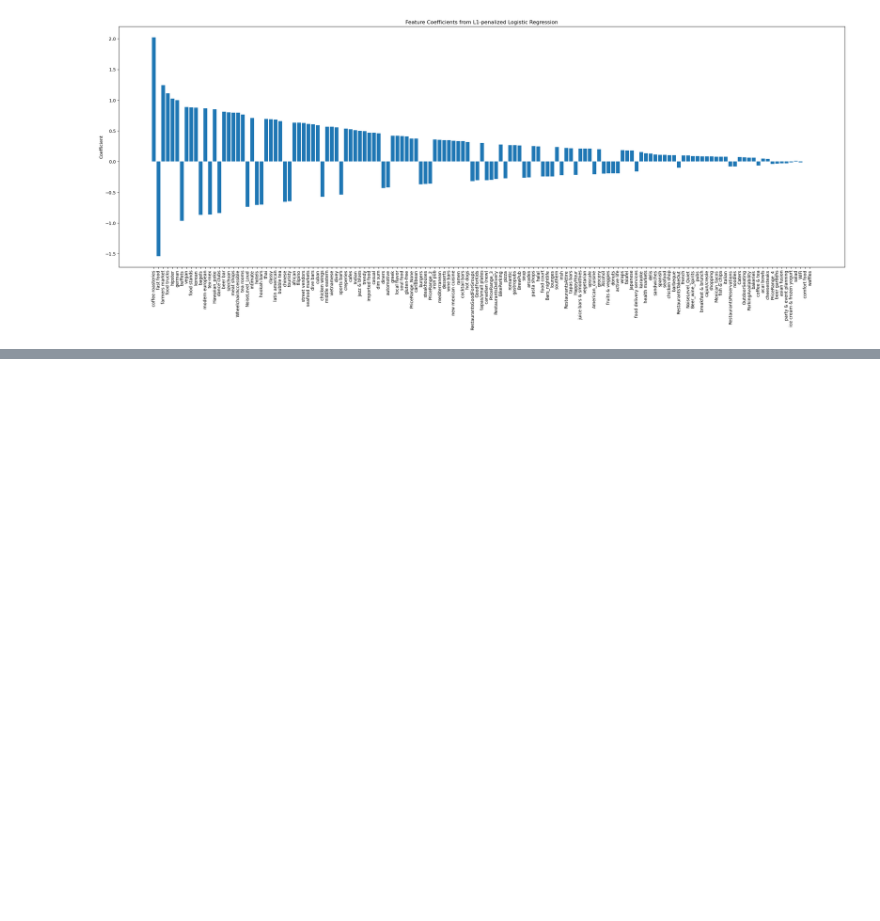
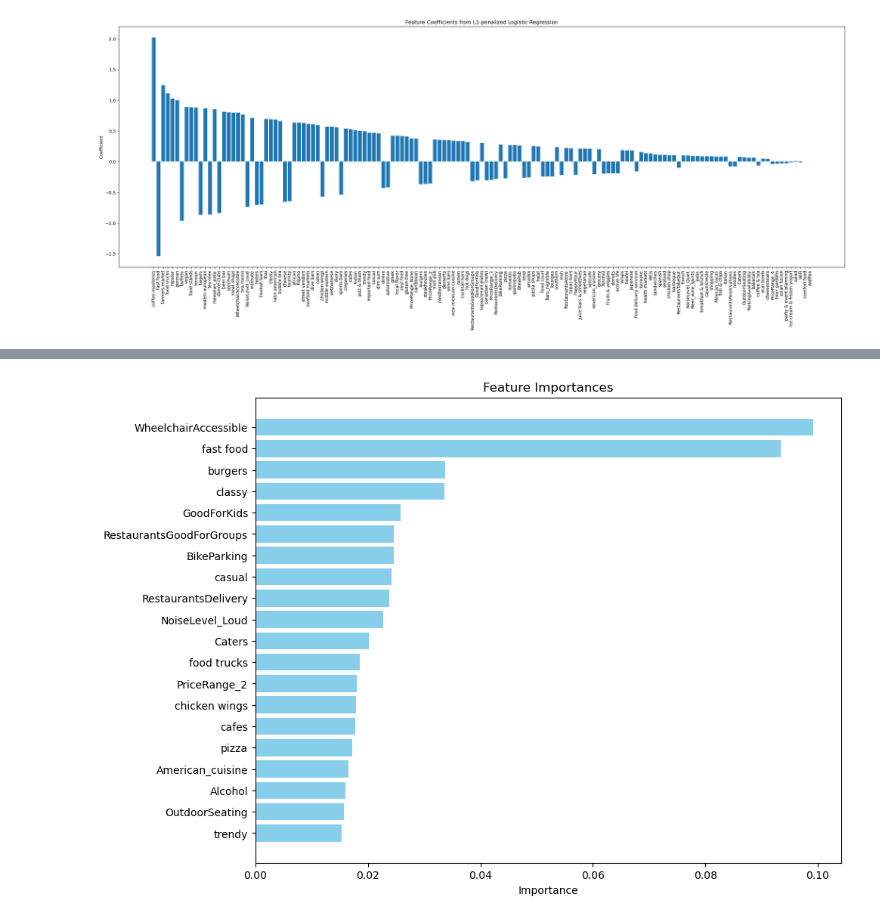
Before and after one commit to HodaShoghi/Restaurant_Success_Prediction, a Jupyter notebook: Notebooks/EDA.ipynb, the cells around one changed output, grey strips where cells are left out. Cells and saved outputs as stored; diff of their text form; code cells hidden in the pictures; blank space fills up the shorter version.

```diff
--- a/Notebooks/EDA.ipynb
+++ b/Notebooks/EDA.ipynb
@@ -1687,0 +1716,19 @@ plt.show()
+# %%
+from sklearn.ensemble import RandomForestClassifier
+
+scaler = StandardScaler()
+X_train_scaled = scaler.fit_transform(X_train)
+X_test_scaled = scaler.transform(X_test)
+
+
+# Create and fit the random forest model
+rf_model = RandomForestClassifier(n_estimators=80, max_depth=17, random_state=42)
+rf_model.fit(X_train_scaled, y_train)
+
+# Evaluating the model on the train data
+train_score_rf = rf_model.score(X_train_scaled, y_train)
+print(f'Random Forest Scaled Train Accuracy: {train_score_rf}')
+
+# Evaluating the model on the test data
+test_score_rf = rf_model.score(X_test_scaled, y_test)
+print(f'Random Forest Scaled Test Accuracy: {test_score_rf}')
@@ -1687,0 +1740,7 @@ plt.show()
+# %%
+importances = rf_model.feature_importances_
+feature_importances = pd.DataFrame({
+    'Feature': X_train.columns,
+    'Importance': importances
+})
+feature_importances.sort_values(by='Importance', ascending=False, inplace=True)
@@ -1687,0 +1763,17 @@ plt.show()
+# %%
+import matplotlib.pyplot as plt
+
+# Assuming your code to get the feature_importances dataframe is here
+
+# Selecting top 20 features
+top_features = feature_importances.head(20)
+
+# Plotting
+plt.figure(figsize=(10, 8))
+plt.barh(top_features['Feature'], top_features['Importance'], align='center', color='skyblue')
+plt.xlabel('Importance')
+plt.title('Feature Importances')
+plt.gca().invert_yaxis()  # To display the feature with the highest importance at the top
+plt.show()
+# %% [output]
+[figure, added]
```
Also changed, not shown: parts of 70 cells of this notebook, 14 other files.
